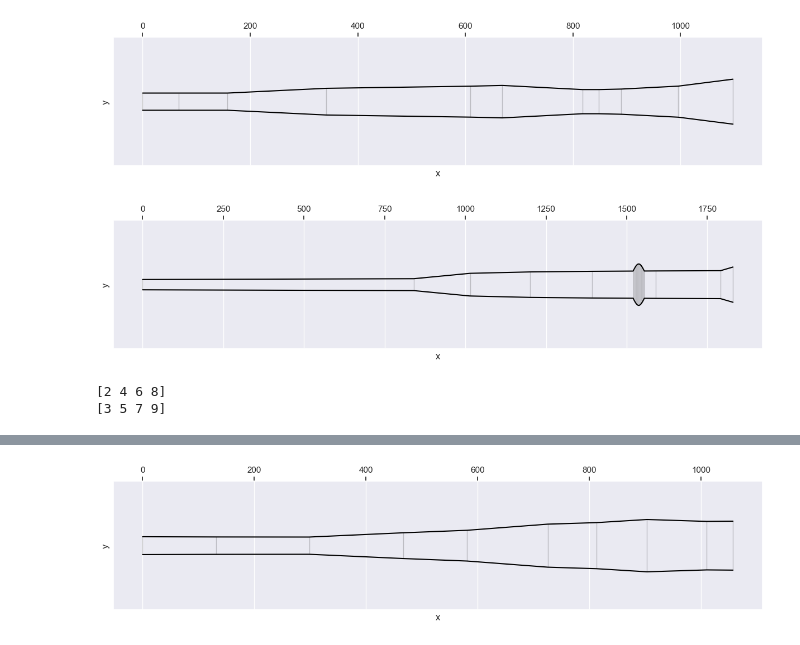
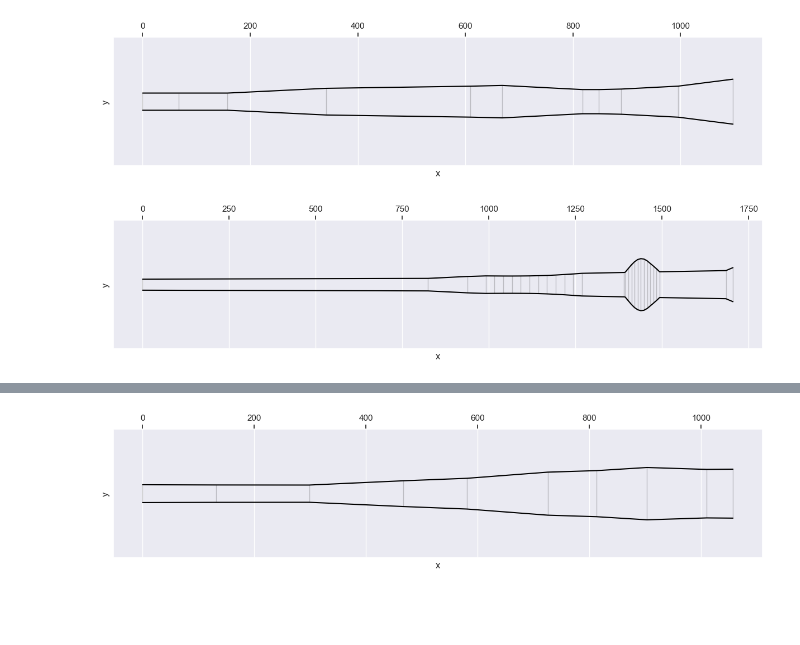
Before and after one commit to jnehring/didge-lab, a Jupyter notebook: src/experiments/nuevolution/test.ipynb, the cells around one changed output, grey strips where cells are left out. Drawn from its saved outputs; the diff is of its cells as text; code cells hidden in the pictures; blank space fills up the shorter version.

```diff
--- a/src/experiments/nuevolution/test.ipynb
+++ b/src/experiments/nuevolution/test.ipynb
@@ -200,58 +200,52 @@ class MbeyaGemome(GeoGenome):
             x=sum(seg_x[0:i+1]) + start_x
             y=sum(seg_y[0:i+1]) + start_y
             shape.append([x,y])
 
         p=[shape[-1][0] + self.get_value("l_bell"), shape[-1][1]+self.get_value("bellsize")]
         shape.append(p)
 
         # add bubble
         for i in range(self.n_bubbles):
             if self.get_value(f"add_bubble_{i}")<self.add_bubble_prob:
                 pos=shape[-1][0]*self.get_value(f"bubble_pos_{i}")
                 width=self.get_value(f"bubble_width_{i}")
                 height=self.get_value(f"bubble_height_{i}")
                 if pos-width/2<-10:
                     pos=width/2 + 10
                 if pos+width/2+10>shape[-1][0]:
                     pos=shape[-1][0]-width/2 - 10
                 shape=self.make_bubble(shape, pos, width, height)
 
         geo=Geo(shape)
         geo=geotools.fix_zero_length_segments(geo)
         return geo
 
 x = MbeyaGemome(n_bubbles=3, add_bubble_prob=0.7)
 x.genome = np.array([
-            0.3404494101505723,
-            0.8533427449982541,
-            0.7113343736119065,
-            0.5226118803159846,
-            0.013622987200851977,
-            0.8337267191977171,
-            0.9742356049936345,
-            0.6207099175140727,
-            0.7079332560740653,
-            0.8543509840905413,
-            0.8862119936509639,
-            0.20368440755879336,
-            0.21609145069697644,
-            0.24162986583146173,
-            0.6822231181245773,
-            0.8403692529798195,
-            0.11494338625671108,
-            0.8926333602792637,
-            0.9427188532431823,
-            0.5650435501096007,
-            0.39615838497716804
+            0.32423323736178566,
+            0.7803777951857941,
+            0.6288938960542444,
+            0.6003125043355609,
+            0.4429223276463603,
+            0.53429073972848,
+            0.5079640799066548,
+            0.012966388208378032,
+            0.4876606631829039,
+            0.29494212042362766,
+            0.42571055904035005,
+            0.8387794709879011,
+            0.2628657735146749,
+            0.4774932280301668,
+            0.24598066300677274,
+            0.6627717667491584,
+            0.9276404060363084,
+            0.6468919622988213,
+            0.8988404615896214,
+            0.8466372766345527,
+            0.3312124097687333
         ])
 
 geo = x.genome2geo()
 vis_didge(geo)
 # %% [output]
-[figure, old version]
+[figure, new version]
-# %%
-print(np.arange(2, 10, 2))
-print(np.arange(3, 10, 2))
-# %% [output]
-[2 4 6 8]
-[3 5 7 9]
```
Also changed, not shown: parts of 1 cell of this notebook, 1 other file.
